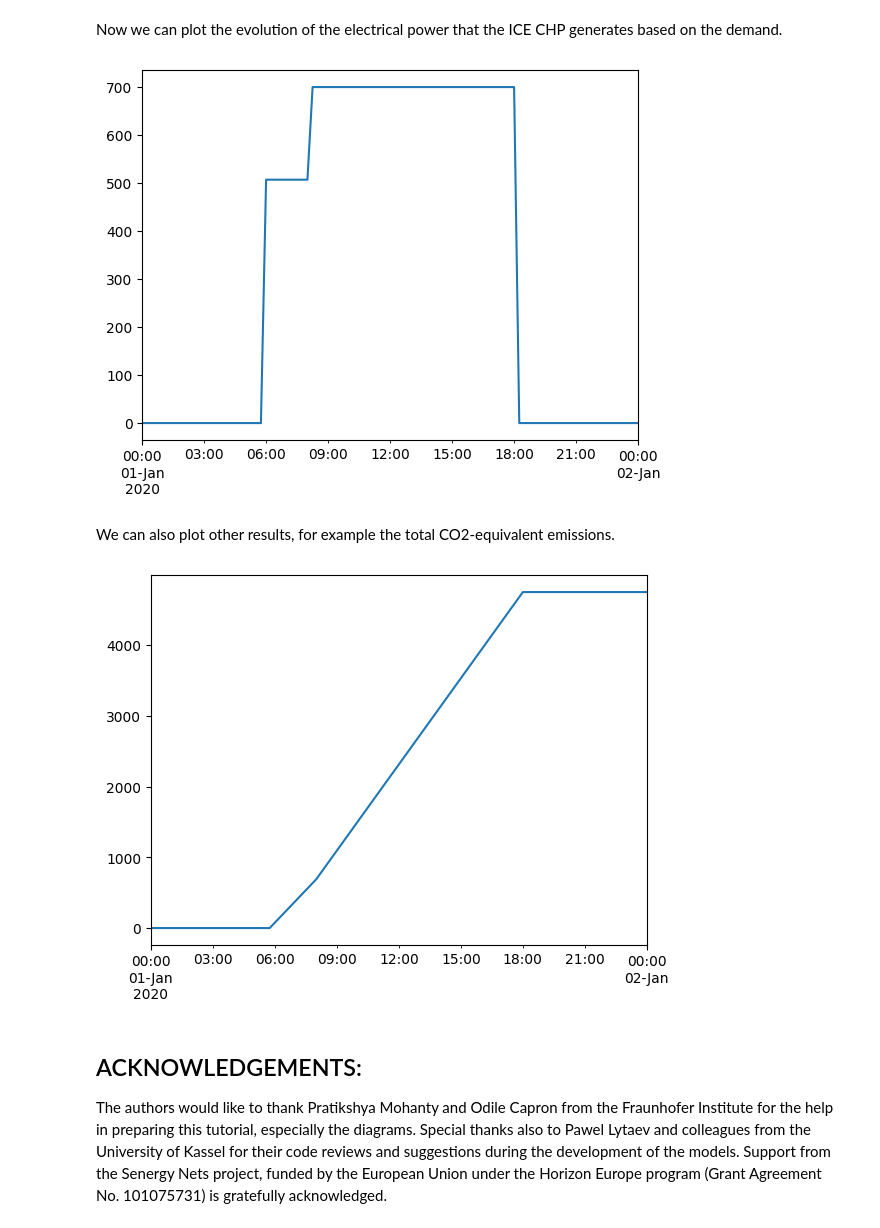
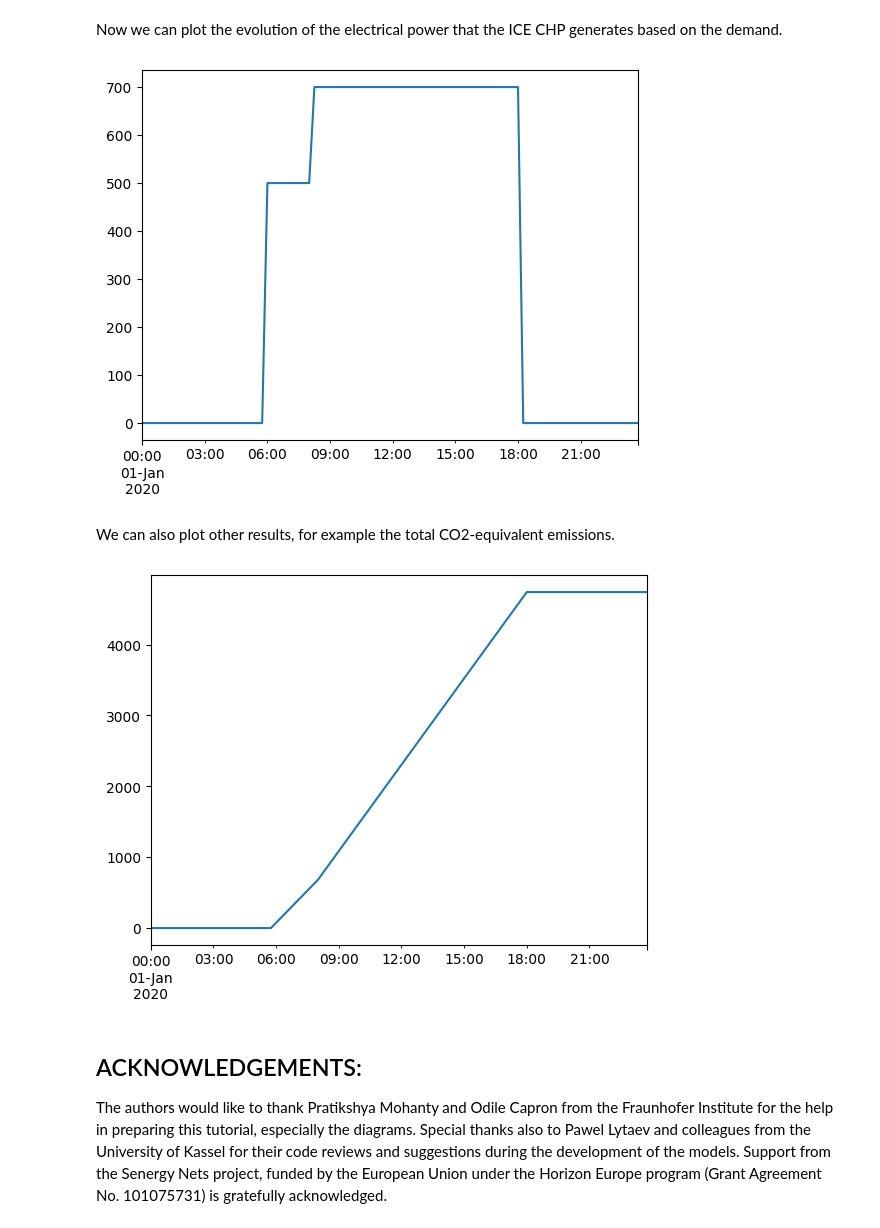
Before and after one commit to e2nIEE/pandaprosumer, a Jupyter notebook: tutorials/chp_demand.ipynb, the cells around one changed output. Cells and saved outputs as stored; diff of their text form; code cells hidden in the pictures.

```diff
--- a/tutorials/chp_demand.ipynb
+++ b/tutorials/chp_demand.ipynb
@@ -70,7 +70,11 @@ Now we import our time-dependent data and transform it into an appropriate DFDat
 # %%
 time_series_data = pd.read_excel('data/input_chp.xlsx')
 
-duration = pd.date_range(start, end, freq=frequency, tz='utc')
+duration = pd.date_range(
+    start=start,
+    periods=len(time_series_data),
+    freq=frequency,
+    tz="utc")
 time_series_data.index = duration
 time_series_input = DFData(time_series_data)
 
@@ -94,13 +98,13 @@ First we define an empty prosumer *container* object. Each element of the networ
 # %%
 from pandaprosumer.create import create_empty_prosumer_container
 
-ice_chp_prosumer = create_empty_prosumer_container()
+prosumer = create_empty_prosumer_container()
 # %% [markdown]
 Then we define the period of the analysis using time data for the analysis given above in Section 1.
 # %%
 from pandaprosumer.create import create_period
 
-period = create_period(ice_chp_prosumer, time_resolution_s, start, end, 'utc', 'default')
+period_id = create_period(prosumer, time_resolution_s, duration[0], duration[-1], timezone='utc', name='default')
 # %% [markdown]
 2.1. General element:
 # %% [markdown]
@@ -195,7 +198,7 @@ ice_chp_prosumer.period
 # %%
 from pandaprosumer.run_time_series import run_timeseries
 
-run_timeseries(ice_chp_prosumer, period, True);
+run_timeseries(prosumer, period_id, True);
 # %% [markdown]
 PRINTING AND PLOTTING RESULTS:
 ----------------------------------
@@ -254,17 +257,17 @@ print(ice_chp_prosumer.time_series.data_source.iloc[0].df.head())
 # %% [markdown]
 Now we can plot the evolution of the electrical power that the ICE CHP generates based on the demand.
 # %%
-ice_chp_prosumer.time_series.data_source.loc[0].df.p_el_out_kw.plot()
+prosumer.time_series.data_source.loc[0].df.p_el_out_kw.plot()
 plt.show()
 # %% [output]
-[figure, old version]
+[figure, new version]
 # %% [markdown]
 We can also plot other results, for example the total CO2-equivalent emissions.
 # %%
-ice_chp_prosumer.time_series.data_source.loc[0].df.acc_co2_equiv_kg.plot()
+prosumer.time_series.data_source.loc[0].df.acc_co2_equiv_kg.plot()
 plt.show()
 # %% [output]
-[figure, old version]
+[figure, new version]
 # %% [markdown]
 ACKNOWLEDGEMENTS:
 -----------------
```
Also changed, not shown: parts of 14 cells of this notebook.
